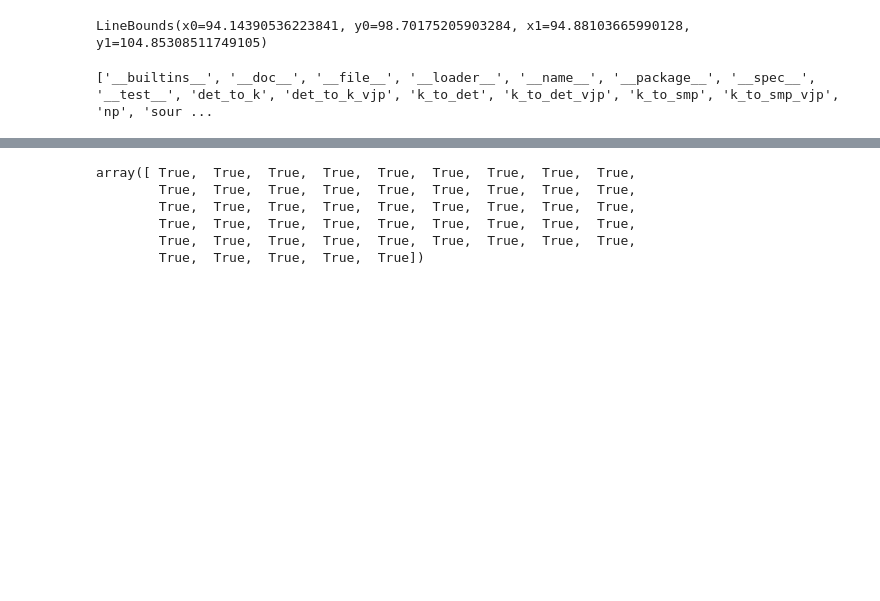
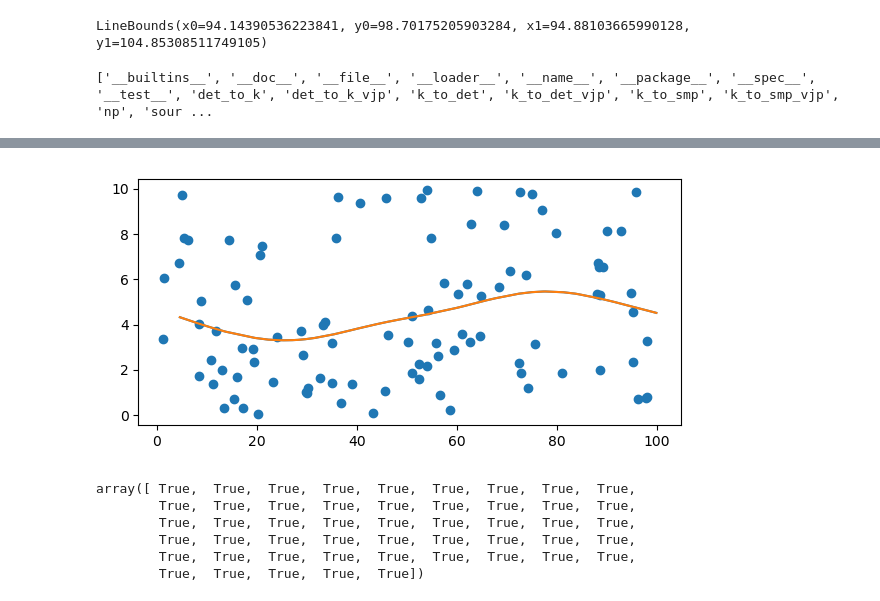
Before and after one commit to simply-nicky/cbclib, a Jupyter notebook: dev_pybind11.ipynb, the cells around one changed output, grey strips where cells are left out. Cells and saved outputs as stored; diff of their text form; code cells hidden in the pictures; blank space fills up the shorter version.

```diff
--- a/dev_pybind11.ipynb
+++ b/dev_pybind11.ipynb
@@ -137,8 +152,5 @@ plt.show()
 # %%
-n_samples, ndim, sigma = 100, 3, 5.0
+n_samples, ndim, sigma = 100, 1, 10.0
 y = 10 * np.random.rand(n_samples)
 x = 100 * np.random.rand(n_samples, ndim)
-x_hat = 100 * np.random.rand(50, ndim)
-
-%time out = cbc.src.kr_predict(y, x, x_hat, sigma)
-%time out2 = cbc.bin.kr_predict(y, x, x_hat, sigma)
+x_hat = np.sort(100 * np.random.rand(50, ndim), axis=0)
@@ -150,3 +165,14 @@ Wall time: 1.1 ms
+# %%
+%matplotlib widget
+fig, ax = plt.subplots(figsize=(6, 3))
+ax.plot(x_hat, out)
+ax.plot(x_hat, out2)
+ax.scatter(x, y)
+
+fig.tight_layout()
+plt.show()
+# %% [output]
+[figure, added]
 # %%
 np.isclose(out, out2)
 # %% [output]
```
Also changed, not shown: parts of 19 cells of this notebook, 7 other files.
